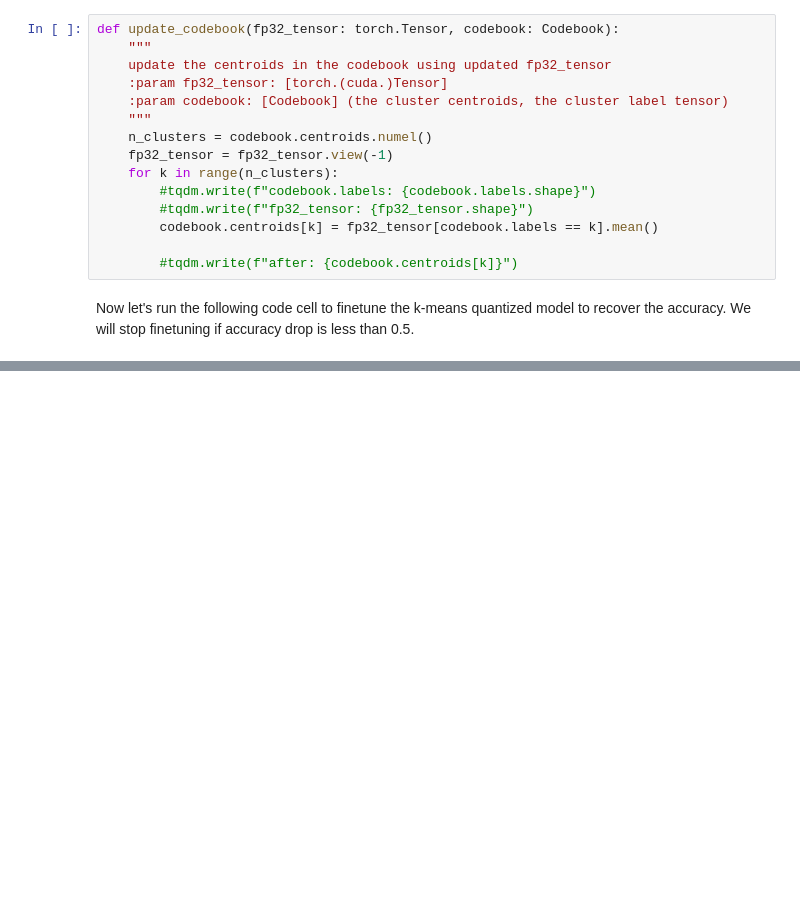
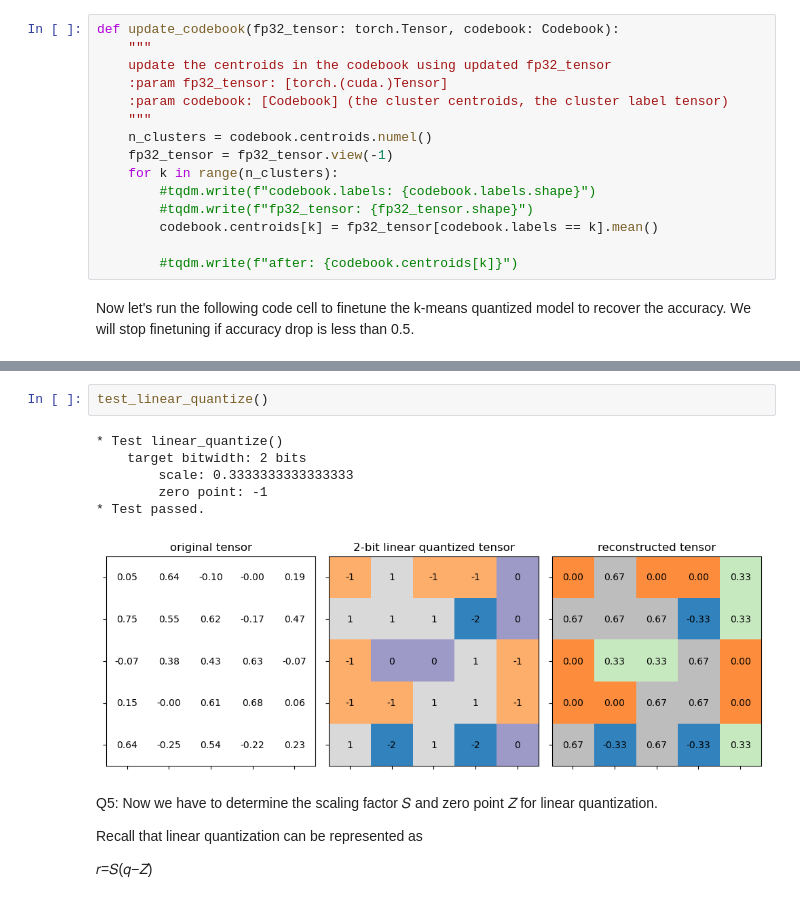
Before and after one commit to lood339/eml, a Jupyter notebook: notebook/Lab2.ipynb, the cells around one changed output, grey strips where cells are left out. Saved outputs shown, nothing was run; the diff lists cells and outputs as text; blank space fills up the shorter version.

```diff
--- a/notebook/Lab2.ipynb
+++ b/notebook/Lab2.ipynb
@@ -708,0 +719,16 @@ tensor([0, 0, 1])
+# %%
+test_linear_quantize()
+# %% [output]
+* Test linear_quantize()
+    target bitwidth: 2 bits
+        scale: 0.3333333333333333
+        zero point: -1
+* Test passed.
+[figure, added]
+# %% [markdown]
+Q5:
+Now we have to determine the scaling factor  𝑆  and zero point  𝑍  for linear quantization.
+
+Recall that linear quantization can be represented as
+
+𝑟=𝑆(𝑞−𝑍)
```
Also changed, not shown: parts of 36 cells of this notebook.
